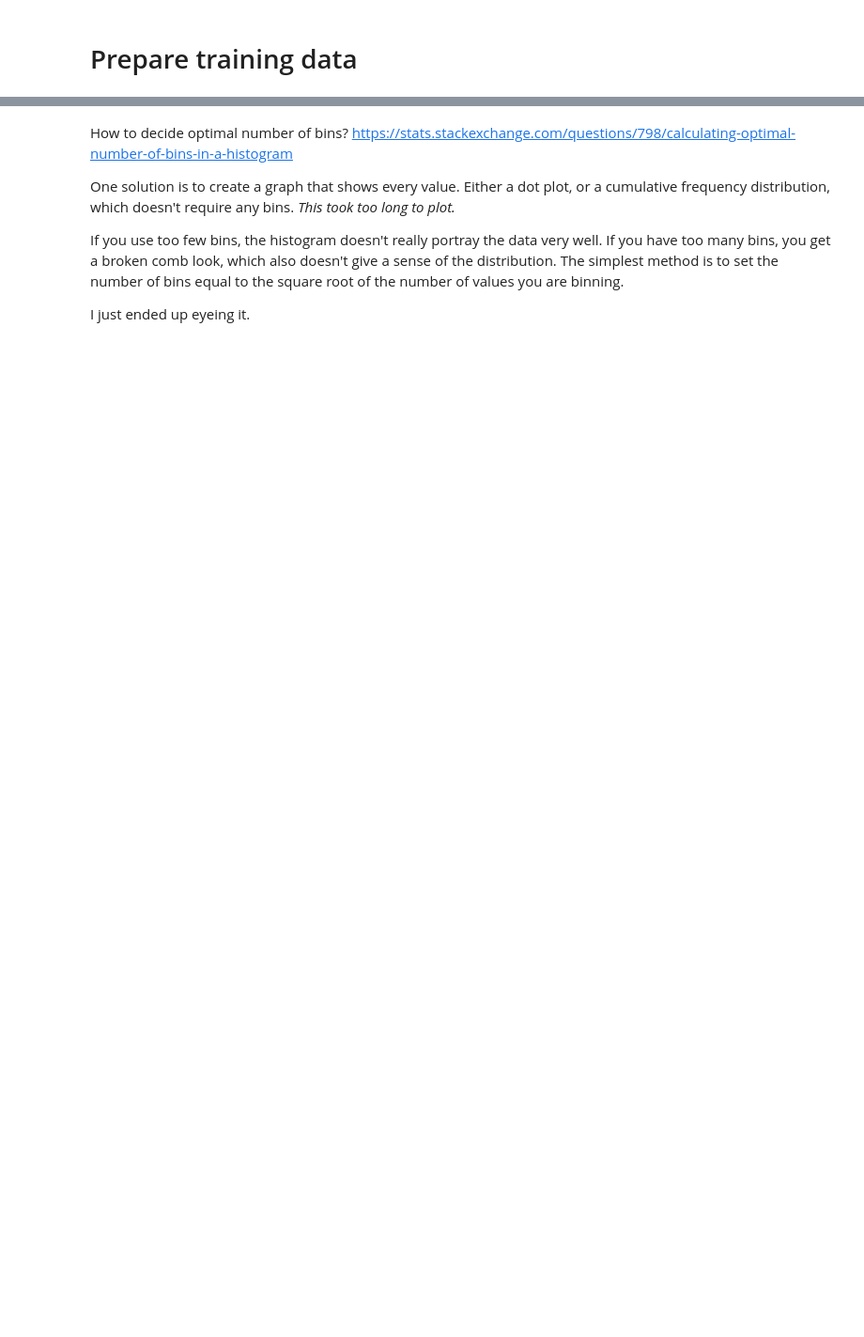
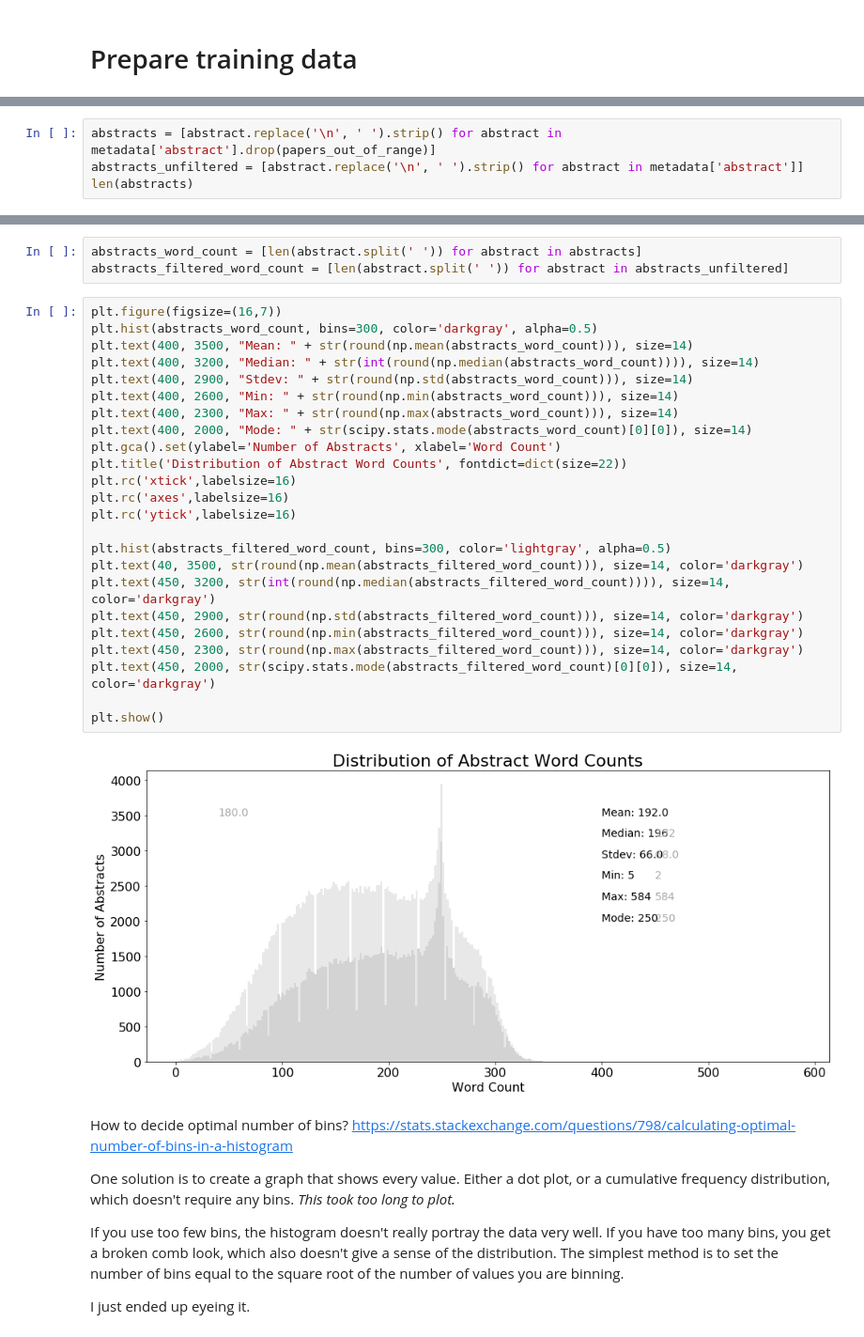
Before and after one commit to brienna/MS_thesis, a Jupyter notebook: notebooks/2020_04_23_prepare_training_data.ipynb, the cells around one changed output, grey strips where cells are left out. Shown at 94% size. Cells and saved outputs as stored; diff of their text form; blank space fills up the shorter version.

Commit message:
Prepare abstract tokens

```diff
--- a/notebooks/2020_04_23_prepare_training_data.ipynb
+++ b/notebooks/2020_04_23_prepare_training_data.ipynb
@@ -159,0 +139,4 @@ plt.show()
+# %%
+abstracts = [abstract.replace('\n', ' ').strip() for abstract in metadata['abstract'].drop(papers_out_of_range)]
+abstracts_unfiltered = [abstract.replace('\n', ' ').strip() for abstract in metadata['abstract']]
+len(abstracts)
@@ -160,3 +153,32 @@ plt.show()
+# %%
+abstracts_word_count = [len(abstract.split(' ')) for abstract in abstracts]
+abstracts_filtered_word_count = [len(abstract.split(' ')) for abstract in abstracts_unfiltered]
+# %%
+plt.figure(figsize=(16,7))
+plt.hist(abstracts_word_count, bins=300, color='darkgray', alpha=0.5)
+plt.text(400, 3500, "Mean: " + str(round(np.mean(abstracts_word_count))), size=14)
+plt.text(400, 3200, "Median: " + str(int(round(np.median(abstracts_word_count)))), size=14)
+plt.text(400, 2900, "Stdev: " + str(round(np.std(abstracts_word_count))), size=14)
+plt.text(400, 2600, "Min: " + str(round(np.min(abstracts_word_count))), size=14)
+plt.text(400, 2300, "Max: " + str(round(np.max(abstracts_word_count))), size=14)
+plt.text(400, 2000, "Mode: " + str(scipy.stats.mode(abstracts_word_count)[0][0]), size=14)
+plt.gca().set(ylabel='Number of Abstracts', xlabel='Word Count')
+plt.title('Distribution of Abstract Word Counts', fontdict=dict(size=22))
+plt.rc('xtick',labelsize=16)
+plt.rc('axes',labelsize=16)
+plt.rc('ytick',labelsize=16)
+
+plt.hist(abstracts_filtered_word_count, bins=300, color='lightgray', alpha=0.5)
+plt.text(40, 3500, str(round(np.mean(abstracts_filtered_word_count))), size=14, color='darkgray')
+plt.text(450, 3200, str(int(round(np.median(abstracts_filtered_word_count)))), size=14, color='darkgray')
+plt.text(450, 2900, str(round(np.std(abstracts_filtered_word_count))), size=14, color='darkgray')
+plt.text(450, 2600, str(round(np.min(abstracts_filtered_word_count))), size=14, color='darkgray')
+plt.text(450, 2300, str(round(np.max(abstracts_filtered_word_count))), size=14, color='darkgray')
+plt.text(450, 2000, str(scipy.stats.mode(abstracts_filtered_word_count)[0][0]), size=14, color='darkgray')
+
+plt.show()
+# %% [output]
+[figure, added]
 # %% [markdown]
 How to decide optimal number of bins? https://stats.stackexchange.com/questions/798/calculating-optimal-number-of-bins-in-a-histogram
 
```
Also changed, not shown: parts of 48 cells of this notebook, 1 other file.
